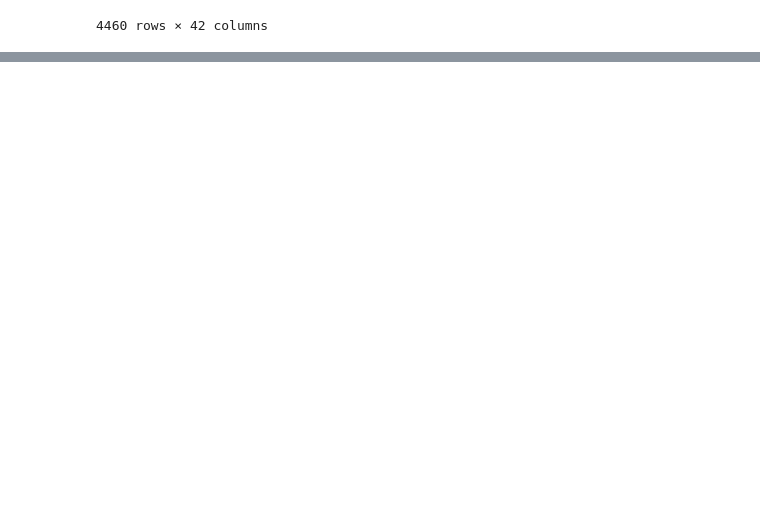
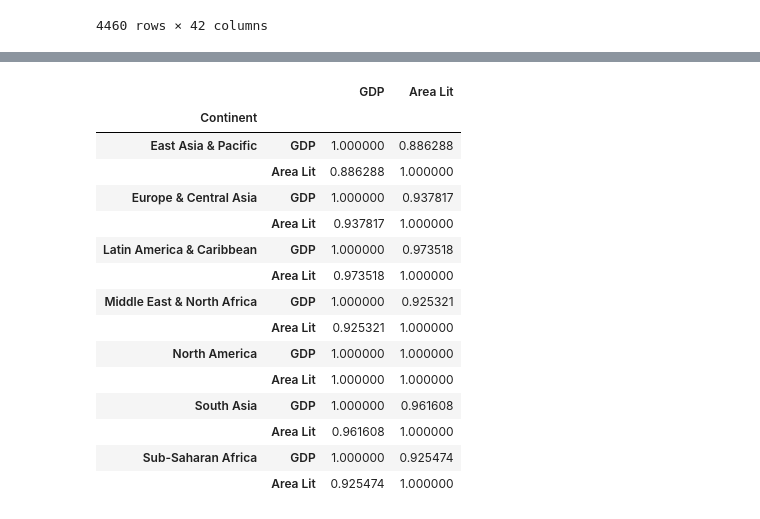
Before and after one commit to xiaomanluo/world_nightlight, a Jupyter notebook: nightlight.ipynb, the cells around one changed output, grey strips where cells are left out. Cells and saved outputs as stored; diff of their text form; code cells hidden in the pictures; blank space fills up the shorter version.

```diff
--- a/nightlight.ipynb
+++ b/nightlight.ipynb
@@ -782,0 +840,19 @@ all_merged.drop(columns = 'Consolidated')
+# %%
+all_merged_2013.groupby('Continent')[['GDP', 'Area Lit']].corr()
+# %% [output]
+|  |  | GDP | Area Lit |
+| Continent |  |  |  |
+| East Asia & Pacific | GDP | 1.000000 | 0.886288 |
+|  | Area Lit | 0.886288 | 1.000000 |
+| Europe & Central Asia | GDP | 1.000000 | 0.937817 |
+|  | Area Lit | 0.937817 | 1.000000 |
+| Latin America & Caribbean | GDP | 1.000000 | 0.973518 |
+|  | Area Lit | 0.973518 | 1.000000 |
+| Middle East & North Africa | GDP | 1.000000 | 0.925321 |
+|  | Area Lit | 0.925321 | 1.000000 |
+| North America | GDP | 1.000000 | 1.000000 |
+|  | Area Lit | 1.000000 | 1.000000 |
+| South Asia | GDP | 1.000000 | 0.961608 |
+|  | Area Lit | 0.961608 | 1.000000 |
+| Sub-Saharan Africa | GDP | 1.000000 | 0.925474 |
+|  | Area Lit | 0.925474 | 1.000000 |
```
Also changed, not shown: parts of 21 cells of this notebook.
